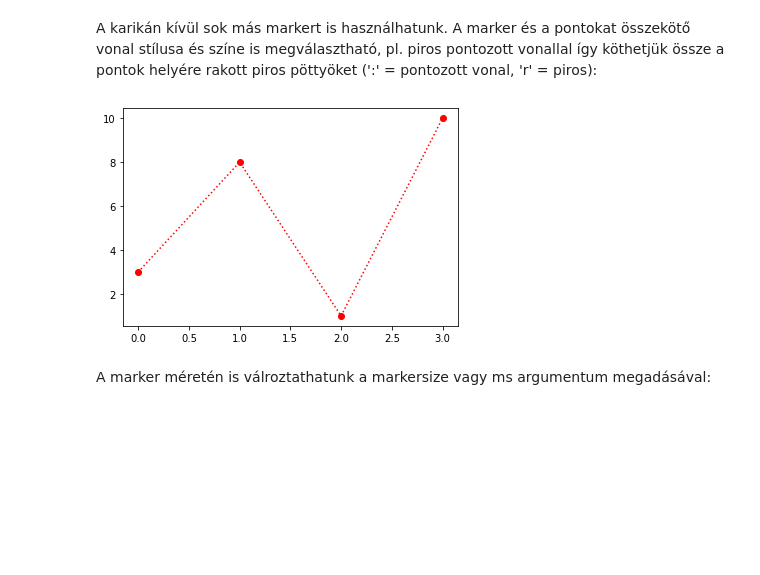
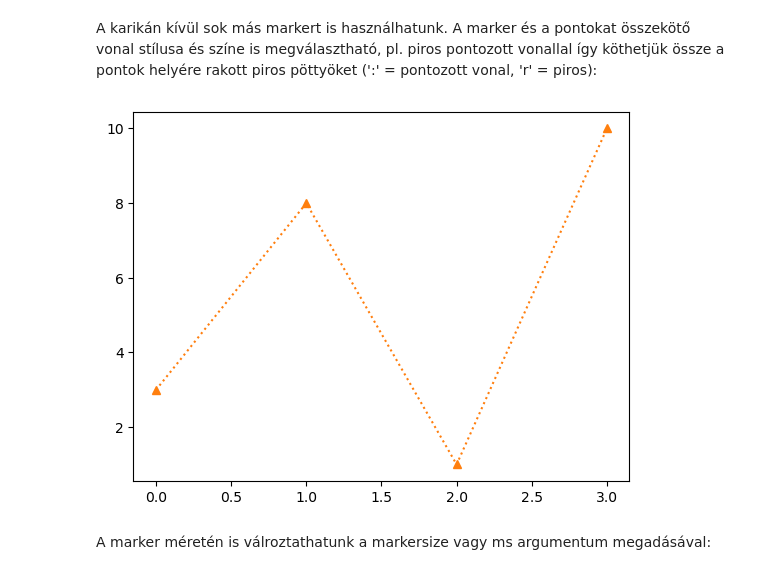
Before and after one commit to kolokcse/MAF_2023, a Jupyter notebook: gyak10/gyak10.ipynb, the cells around one changed output. Saved outputs shown, nothing was run; the diff lists cells and outputs as text; code cells hidden in the pictures; blank space fills up the shorter version.

```diff
--- a/gyak10/gyak10.ipynb
+++ b/gyak10/gyak10.ipynb
@@ -52,10 +52,10 @@ A karikán kívül sok más markert is használhatunk. A marker és a pontokat
 # %%
 ypoints = np.array([3, 8, 1, 10])
 
-plt.plot(ypoints, 'o:r')
+plt.plot(ypoints, '^:C1')
 plt.show()
 # %% [output]
-[figure, old version]
+[figure, new version]
 # %% [markdown]
 A marker méretén is válroztathatunk a markersize vagy ms argumentum megadásával:
 # %%
```
Also changed, not shown: parts of 52 cells of this notebook, 3 other files.
